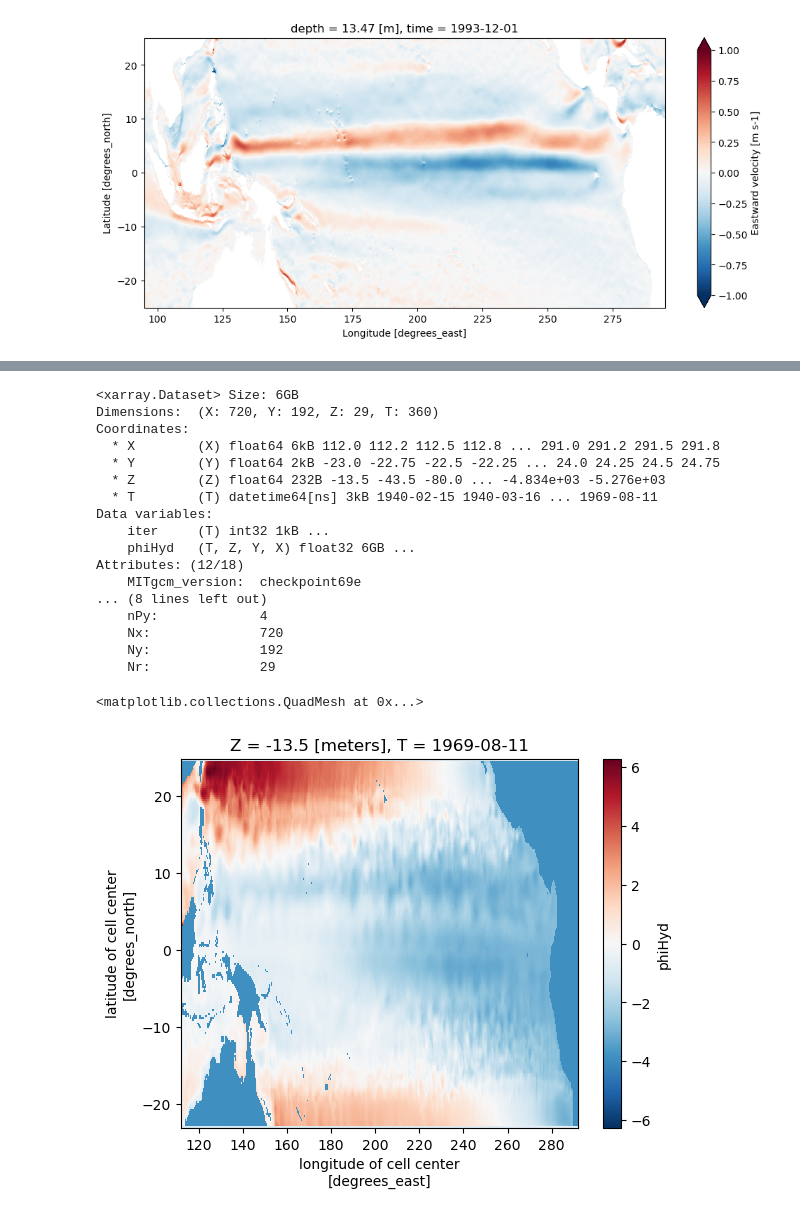
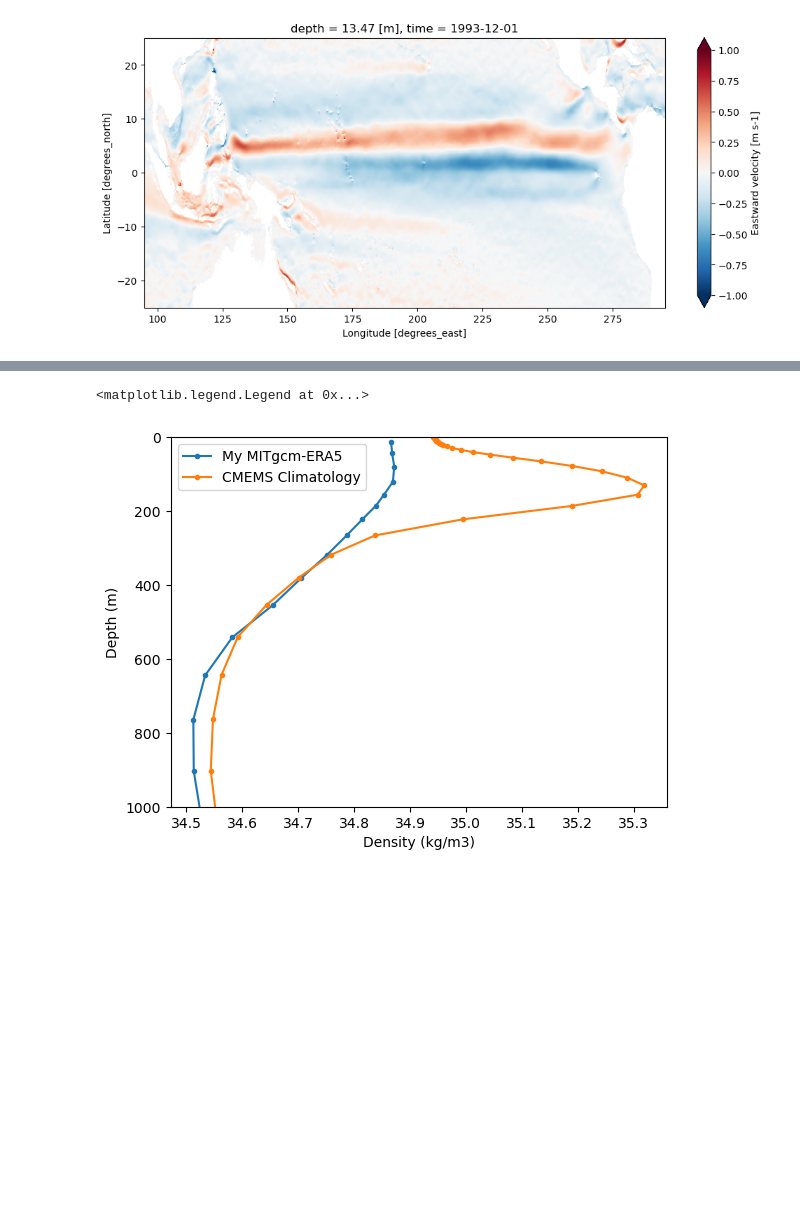
Before and after one commit to FattyZH/eqp-dlfv-mitgcm-era5, a Jupyter notebook: script/ana_251013.ipynb, the cells around one changed output, grey strips where cells are left out. Drawn from its saved outputs; the diff is of its cells as text; code cells hidden in the pictures; blank space fills up the shorter version.

```diff
--- a/script/ana_251013.ipynb
+++ b/script/ana_251013.ipynb
@@ -109,27 +135,36 @@ Data variables:
 # %%
 import xarray as xr
+import numpy as np
 import matplotlib.pyplot as plt
-fclim = '../output/251112/dync.nc'
-a = xr.open_dataset(fclim)
-display(a)
-a['phiHyd'][-1,0].plot()
+import seawater as sw
+from dymodes import dymodes
+path = '../output/251112/'
+pgrid = path+'grid.nc'
+pdync = path+'dync.nc'
+with xr.open_dataset(pgrid) as grid:
+    z = -grid['Z'].values
+    dz = grid['Zl'].values-grid['Zu'].values
+
+i = 29
+tl,zl,yl,xl = slice(i*12,(i+1)*12),slice(None),slice(-8,8),slice(170,200)
+with xr.open_dataset(pdync) as dync:
+    t = dync['THETA'][tl].loc[:,zl,yl,xl]
+    s = dync['SALT'][tl].loc[:,zl,yl,xl]
+    t,s = t.where(t), s.where(s)
+    t = t.mean(['T','Y','X']).values
+    s = s.mean(['T','Y','X']).values
+    u = dync['UVEL'][tl].loc[:,zl,yl,xl]
+    x = u[u.dims[3]].values
+    y = u[u.dims[2]].values
+pd = sw.dens0(s,t)
+pm,ce = dymodes(pd,dz)
+plt.plot(s,z,marker='.',label='My MITgcm-ERA5')
+plt.plot(so,dep,marker='.',label='CMEMS Climatology')
+plt.gca().invert_yaxis()
+plt.xlabel('Density (kg/m3)')
+plt.ylabel('Depth (m)')
+plt.ylim(1000,0)
+plt.legend()
 # %% [output]
-<xarray.Dataset> Size: 6GB
-Dimensions:  (X: 720, Y: 192, Z: 29, T: 360)
-Coordinates:
-  * X        (X) float64 6kB 112.0 112.2 112.5 112.8 ... 291.0 291.2 291.5 291.8
-  * Y        (Y) float64 2kB -23.0 -22.75 -22.5 -22.25 ... 24.0 24.25 24.5 24.75
-  * Z        (Z) float64 232B -13.5 -43.5 -80.0 ... -4.834e+03 -5.276e+03
-  * T        (T) datetime64[ns] 3kB 1940-02-15 1940-03-16 ... 1969-08-11
-Data variables:
-    iter     (T) int32 1kB ...
-    phiHyd   (T, Z, Y, X) float32 6GB ...
-Attributes: (12/18)
-    MITgcm_version:  checkpoint69e
-... (8 lines left out)
-    nPy:             4
-    Nx:              720
-    Ny:              192
-    Nr:              29
+<matplotlib.legend.Legend at 0x...>
-<matplotlib.collections.QuadMesh at 0x...>
-[figure, old version]
+[figure, new version]
```
Also changed, not shown: parts of 1 cell of this notebook, 1 other file.
